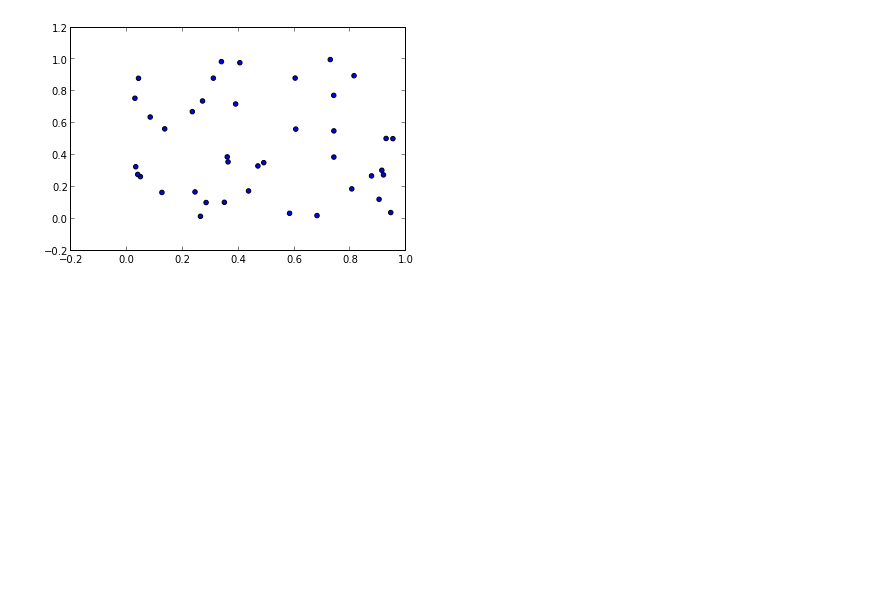
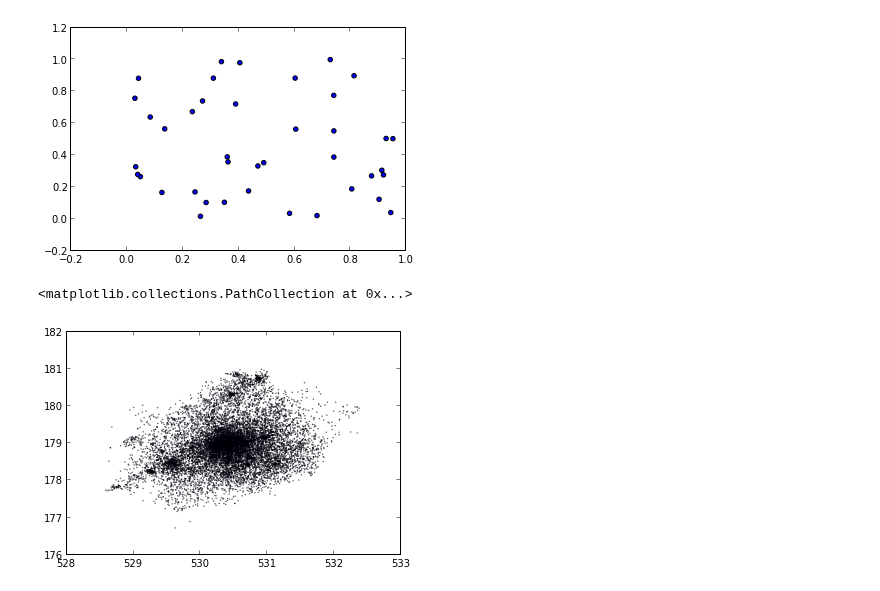
Before and after one commit to dhuertasanchez/ComputationalMethods, a Jupyter notebook: notes/intro.ipynb, the cells around one changed output. Drawn from its saved outputs; the diff is of its cells as text; code cells hidden in the pictures; blank space fills up the shorter version.

```diff
--- a/notes/intro.ipynb
+++ b/notes/intro.ipynb
@@ -170,3 +170,13 @@ scatter(x,y)
 # %% [output]
 <matplotlib.collections.PathCollection at 0x...>
 [figure]
+# %%
+data = loadtxt("../homework/3D_points_test.dat")
+# %%
+x = data[:,0]
+y = data[:,1]
+# %%
+scatter(x,y,s=0.1)
+# %% [output]
+<matplotlib.collections.PathCollection at 0x...>
+[figure, added]
```
